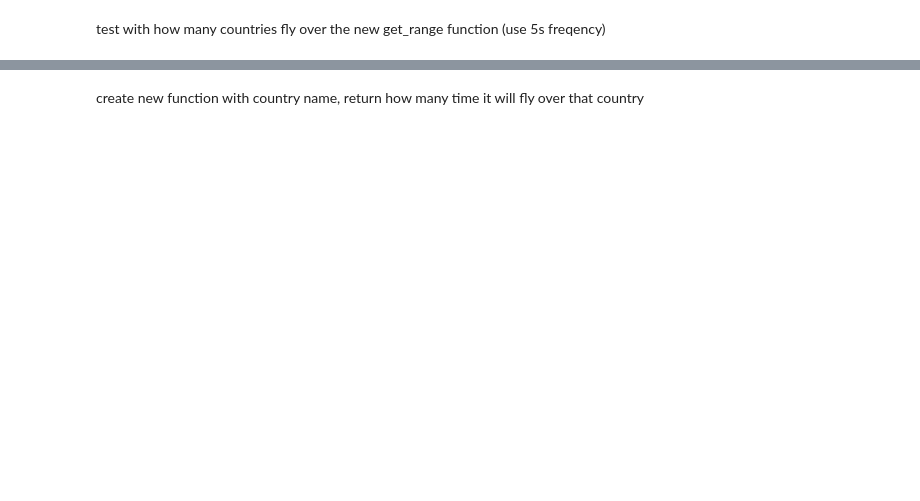
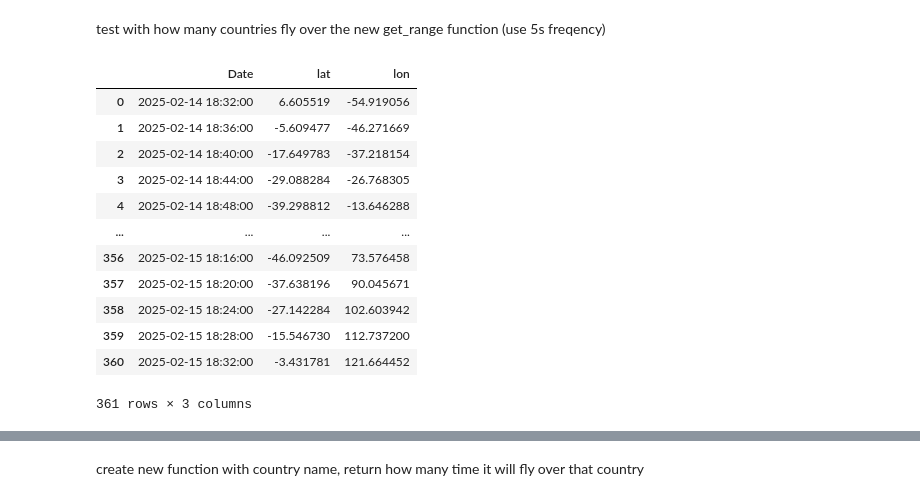
Before and after one commit to khalil-alexander/get_forecast, a Jupyter notebook: DataAnalytics2.ipynb, the cells around one changed output, grey strips where cells are left out. Drawn from its saved outputs; the diff is of its cells as text; code cells hidden in the pictures; blank space fills up the shorter version.

```diff
--- a/DataAnalytics2.ipynb
+++ b/DataAnalytics2.ipynb
@@ -838,0 +595,8 @@ get_range(df, '2025-02-13 15:00', '2025-02-14 15:00')
+# %%
+end_date = dt.datetime.now() + dt.timedelta(days=1)
+# %%
+start_date = start_date.strftime("%Y-%m-%d %H:%M:%S")
+# %%
+end_date = end_date.strftime("%Y-%m-%d %H:%M:%S")
+# %%
+day_df = get_range(df, start_date, end_date)
@@ -839,2 +608,18 @@ get_range(df, '2025-02-13 15:00', '2025-02-14 15:00')
 # %% [markdown]
 test with how many countries fly over the new get_range function (use 5s freqency)
+# %%
+day_df
+# %% [output]
+|  | Date | lat | lon |
+| 0 | 2025-02-14 18:32:00 | 6.605519 | -54.919056 |
+| 1 | 2025-02-14 18:36:00 | -5.609477 | -46.271669 |
+| 2 | 2025-02-14 18:40:00 | -17.649783 | -37.218154 |
+| 3 | 2025-02-14 18:44:00 | -29.088284 | -26.768305 |
+| 4 | 2025-02-14 18:48:00 | -39.298812 | -13.646288 |
+| ... | ... | ... | ... |
+| 356 | 2025-02-15 18:16:00 | -46.092509 | 73.576458 |
+| 357 | 2025-02-15 18:20:00 | -37.638196 | 90.045671 |
+| 358 | 2025-02-15 18:24:00 | -27.142284 | 102.603942 |
+| 359 | 2025-02-15 18:28:00 | -15.546730 | 112.737200 |
+| 360 | 2025-02-15 18:32:00 | -3.431781 | 121.664452 |
+361 rows × 3 columns
```
Also changed, not shown: parts of 57 cells of this notebook.
